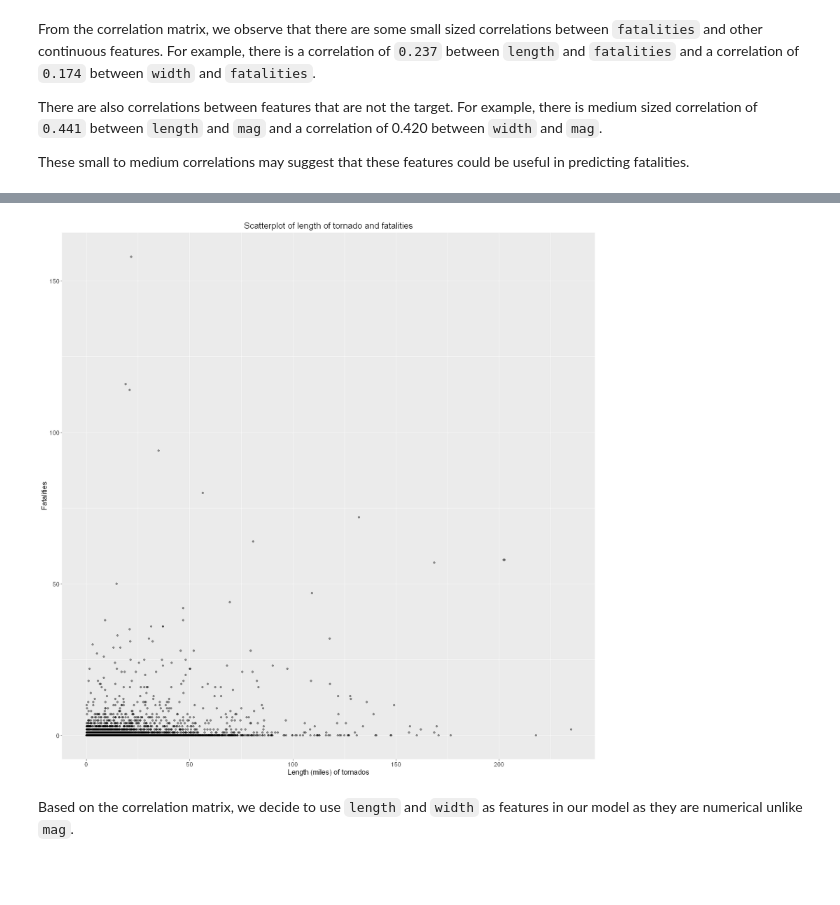
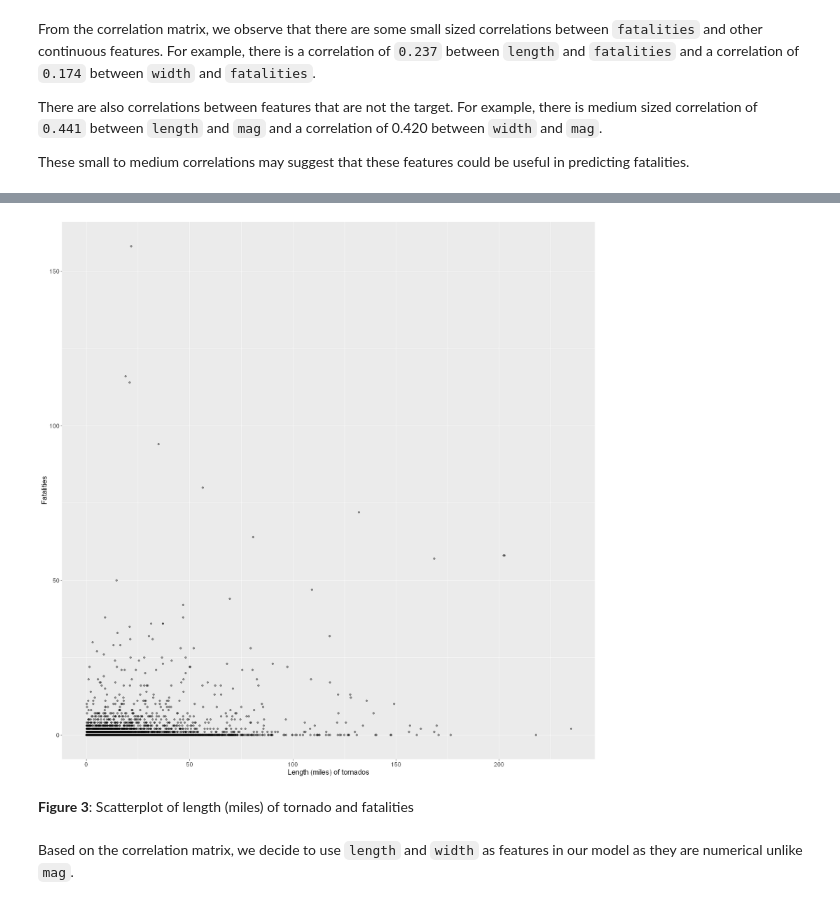
Before and after one commit to DSCI-310-2024/DSCI-310-Group-1-Predict-Casualties-From-Tornado-Data, a Jupyter notebook: src/tornado_fatalities_predictor.ipynb, the cells around one changed output, grey strips where cells are left out. Saved outputs shown, nothing was run; the diff lists cells and outputs as text; code cells hidden in the pictures; blank space fills up the shorter version.

```diff
--- a/src/tornado_fatalities_predictor.ipynb
+++ b/src/tornado_fatalities_predictor.ipynb
@@ -157,13 +171,14 @@ fatalities_width_scatterplot
 # %%
 fatalities_length_scatterplot = ggplot(df, aes(x = length, y = fatalities)) +
     geom_point(alpha = 0.4) +
     xlab("Length (miles) of tornados") +
     ylab("Fatalities") +
-    theme(text = element_text(size = 14), plot.title = element_text(hjust = 0.5)) +
-    ggtitle("Scatterplot of length of tornado and fatalities")
+    theme(text = element_text(size = 14), plot.title = element_text(hjust = 0.5))
 fatalities_length_scatterplot
 # %% [output]
-[figure, old version]
+[figure, new version]
+# %% [markdown]
+**Figure 3**: Scatterplot of length (miles) of tornado and fatalities
 # %% [markdown]
 Based on the correlation matrix, we decide to use `length` and `width` as features in our model as they are numerical unlike `mag`.
 # %% [markdown]
```
Also changed, not shown: parts of 9 cells of this notebook.
